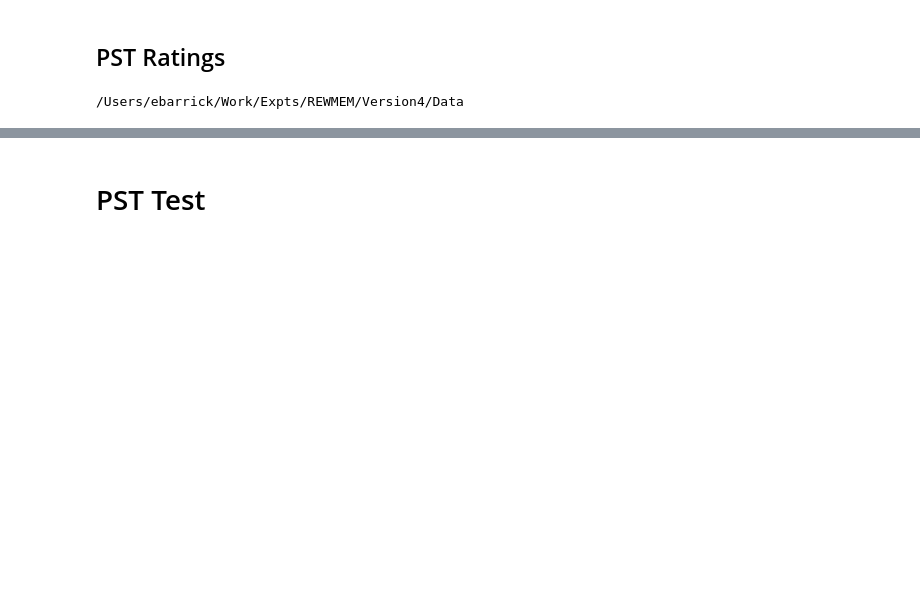
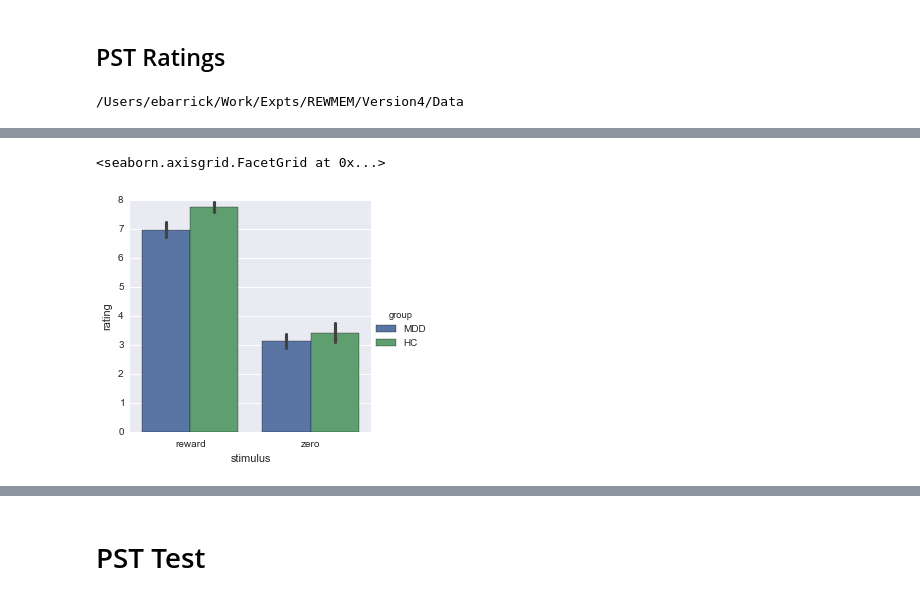
Before and after one commit to ebarrick/RMD_PST, a Jupyter notebook: PST_beh.ipynb, the cells around one changed output, grey strips where cells are left out. Cells and saved outputs as stored; diff of their text form; code cells hidden in the pictures; blank space fills up the shorter version.

Commit message:
PST test analyses and figures

```diff
--- a/PST_beh.ipynb
+++ b/PST_beh.ipynb
@@ -810,0 +827,5 @@ PST_ratings.head()
+# %%
+sns.factorplot(y='rating',x='stimulus',hue='group',units='subject',ci=68,kind='bar',data=valence)
+# %% [output]
+<seaborn.axisgrid.FacetGrid at 0x...>
+[figure, added]
```
Also changed, not shown: parts of 26 cells of this notebook.
